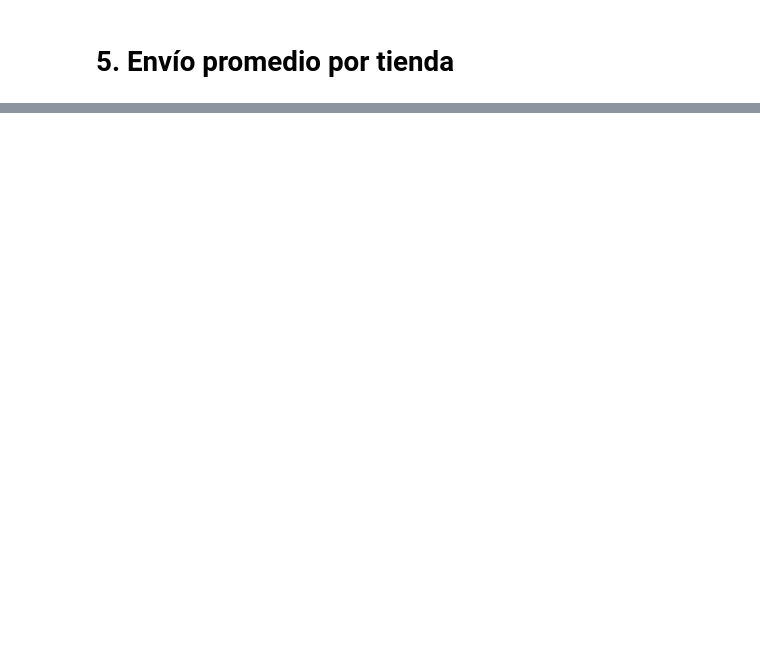
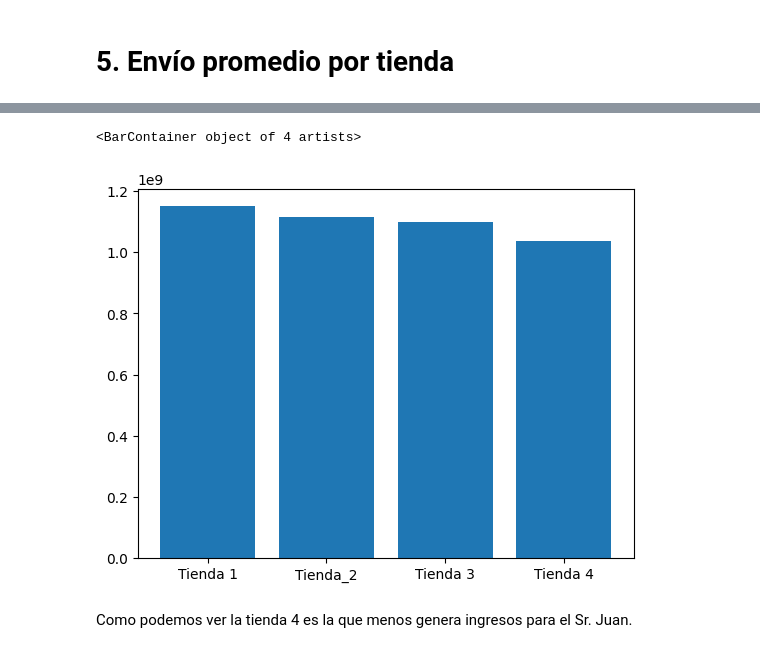
Before and after one commit to EnriqueVarela/Challenge1, a Jupyter notebook: AluraStoreLatam.ipynb, the cells around one changed output, grey strips where cells are left out. Saved outputs shown, nothing was run; the diff lists cells and outputs as text; code cells hidden in the pictures; blank space fills up the shorter version.

```diff
--- a/AluraStoreLatam.ipynb
+++ b/AluraStoreLatam.ipynb
@@ -103,0 +151,8 @@ Counter({'Cama box': 62, 'Cubertería': 59, 'Dashboards con Power BI': 56, 'Cama
+# %%
+fig, ax = plt.subplots()
+ax.bar(x = graficos_tiendas, height = ingreso)
+# %% [output]
+<BarContainer object of 4 artists>
+[figure, added]
+# %% [markdown]
+Como podemos ver la tienda 4 es la que menos genera ingresos para el Sr. Juan.
```
Also changed, not shown: parts of 8 cells of this notebook.
